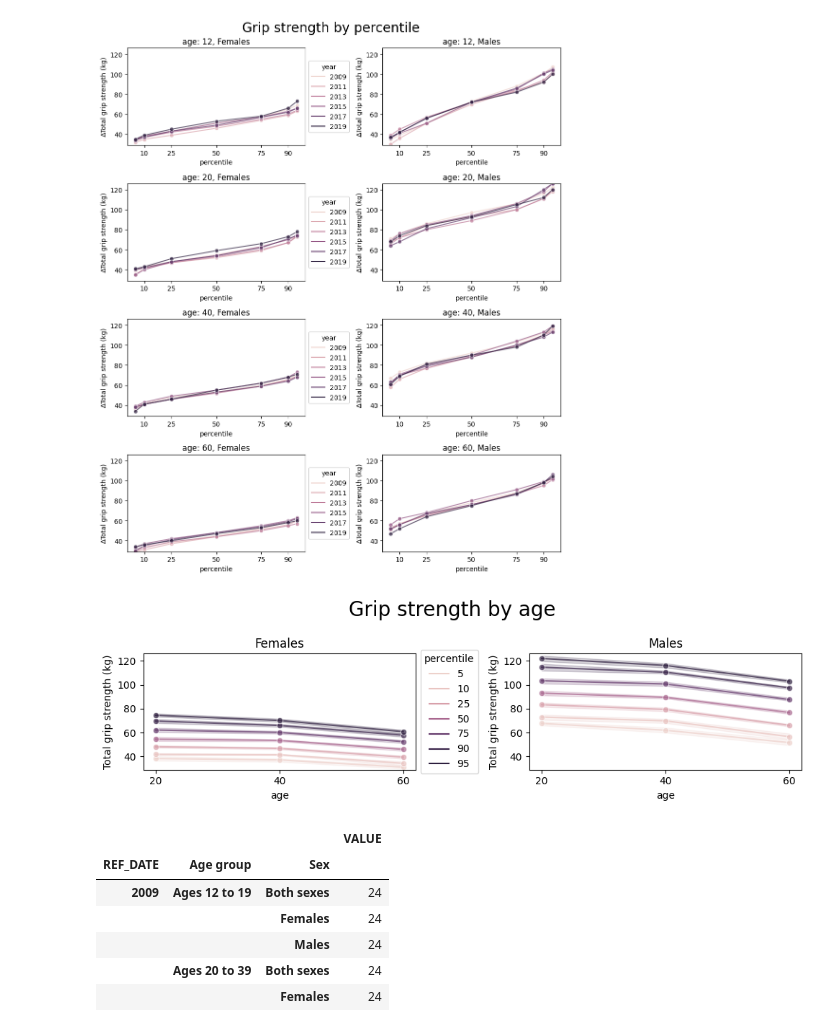
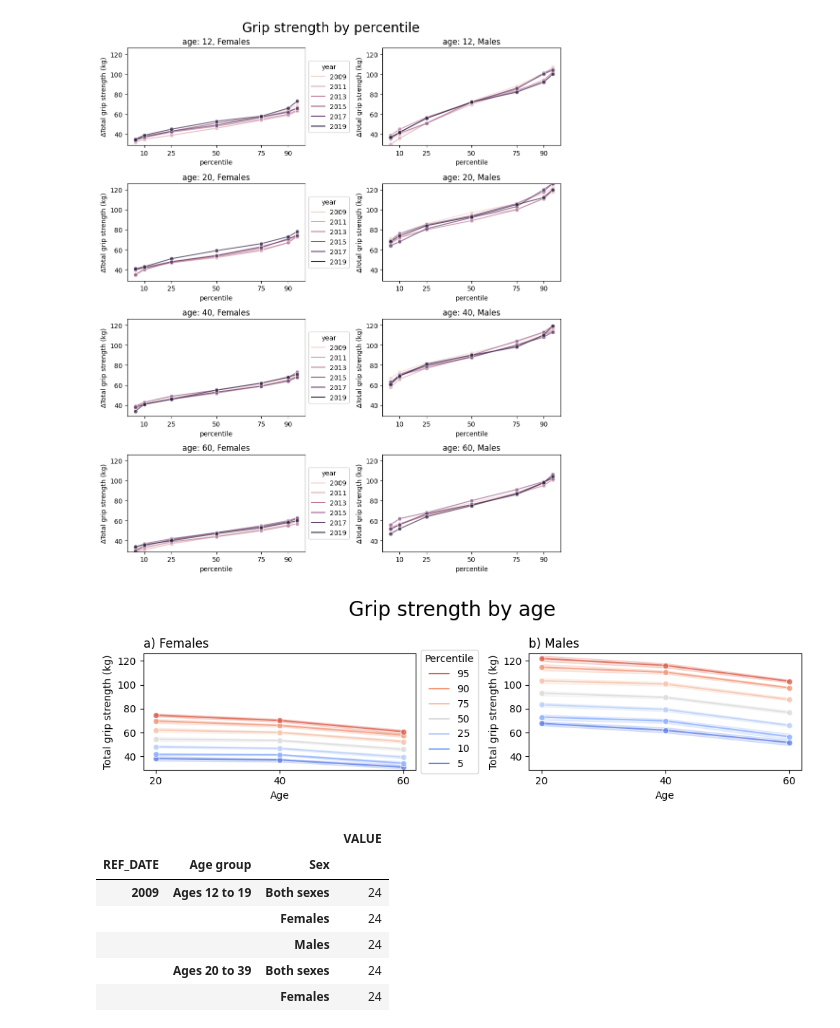
Before and after one commit to silvhua/lighthouse-RnR-project, a Jupyter notebook: canada_fitness.ipynb, the cells around one changed output. Cells and saved outputs as stored; diff of their text form; code cells hidden in the pictures.

```diff
--- a/canada_fitness.ipynb
+++ b/canada_fitness.ipynb
@@ -383,7 +383,23 @@ df_crf
 def lineplots(df, y='Value', x='Year', column='Sex', row='Age', hue='Percentile',
     show_legend=True, yaxis_label=None, xticks=None, title=None):
 
-    subplot_label = 'abcdefghijklmnopq'
+    """
+    Make a figure containing subplots with lineplots. Subplots titles are labelled from a-z.
+
+    Parameters:
+    * df: Dataframe.
+    * y: Column name with y-axis data.
+    * x: Column name with x-axis data.
+    * column: Column name of categorical data for creating the different columns in the subplot.
+        Default is Female/Male.
+    * row: Column name of categorical data for creating the different rows in the subplot.
+    * hue: Same as for seaborn parameter, i.e. categorical variable for creating different lines.
+    * yaxis_label: Label of y-axis. If none, will default to the name of the data column.
+    * xticks: Ticks of the x-axis. If none, will be set to default.
+    * title: Subplot title. If none, will be blank.
+    """
+
+    subplot_label = 'abcdefghijklmnopqrstuvwxyz'
     column_values = sorted(df[column].unique())
     row_values = sorted(df[row].unique())
     nrows = len(row_values)
@@ -397,6 +413,7 @@ def lineplots(df, y='Value', x='Year', column='Sex', row='Age', hue='Percentile'
     # colors = sns.color_palette("rocket", as_cmap = True)
     # colors = sns.diverging_palette(250, 30, l=65, center="dark", as_cmap = True)
     colors = sns.color_palette("coolwarm", n_colors=len(df[hue].unique()))
+    # colors = sns.color_palette("Spectral", n_colors=len(df[hue].unique()))
 
     ax_index = 0
     for row_number in range(nrows):
@@ -409,7 +426,7 @@ def lineplots(df, y='Value', x='Year', column='Sex', row='Age', hue='Percentile'
             filter = (df[row] == row_values[row_number]) & (df[column] == column_values[col_number])
 
             sns.lineplot(data=df[filter], y=y,
-                hue=hue, x=x, marker='o', alpha=0.8,
+                hue=hue, x=x, marker='o', alpha=0.9,
                 legend=legend, palette=colors,
                     ax = ax[ax_index])
             if nrows > 1:
@@ -617,7 +637,7 @@ plot_crf_vs_age.savefig(r'./crf vs age.png')
 ### Grip strength
 # %%
 measure = 'Total grip strength'
-grip = df2['measures'] == measure
+grip = df2['Measures'] == measure
 df_grip = df2[grip]
 df_grip
 # %% [output]
@@ -658,13 +678,13 @@ plot_grip_vs_percentile = lineplots(df_grip[df_grip['age'] > 6], title='Grip str
 [figure]
 # %%
 # how does fitness vary with age?
-adult_ages = sorted(df_crf[df_crf['age'] > 12]['age'].unique())
-plot_grip_vs_age = lineplots(df_grip[df_grip['age'] > 12], y='value', x='age', column='sex', row='measures', hue='percentile',
+adult_ages = sorted(df_crf[df_crf['Age'] > 12]['Age'].unique())
+plot_grip_vs_age = lineplots(df_grip[df_grip['Age'] > 12], y='Value', x='Age', column='Sex', row='Measures', hue='Percentile',
     title='Grip strength by age', xticks=adult_ages,
     show_legend=True, yaxis_label='Total grip strength (kg)')
 plot_grip_vs_age.savefig(r'grip vs age.png')
 # %% [output]
-[figure, old version]
+[figure, new version]
 # %%
 groupby = [
     'REF_DATE',
```
Also changed, not shown: parts of 4 cells of this notebook, 4 other files.
